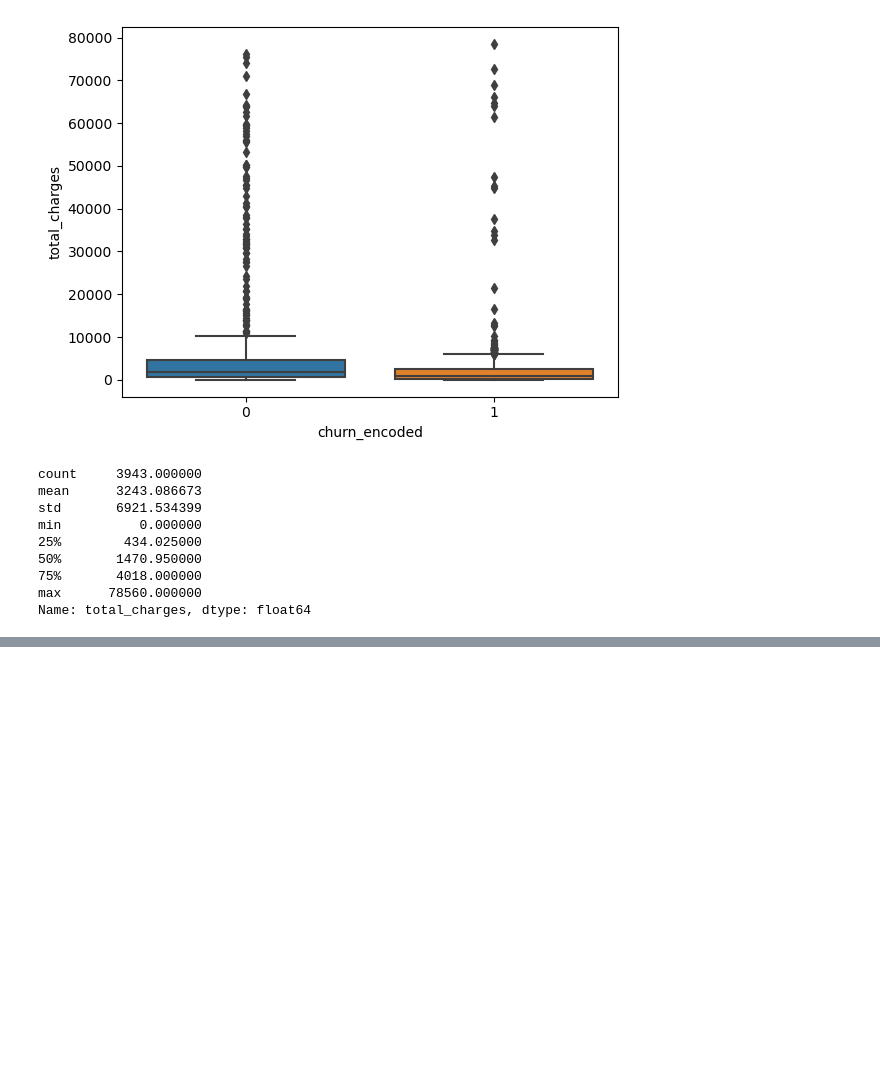
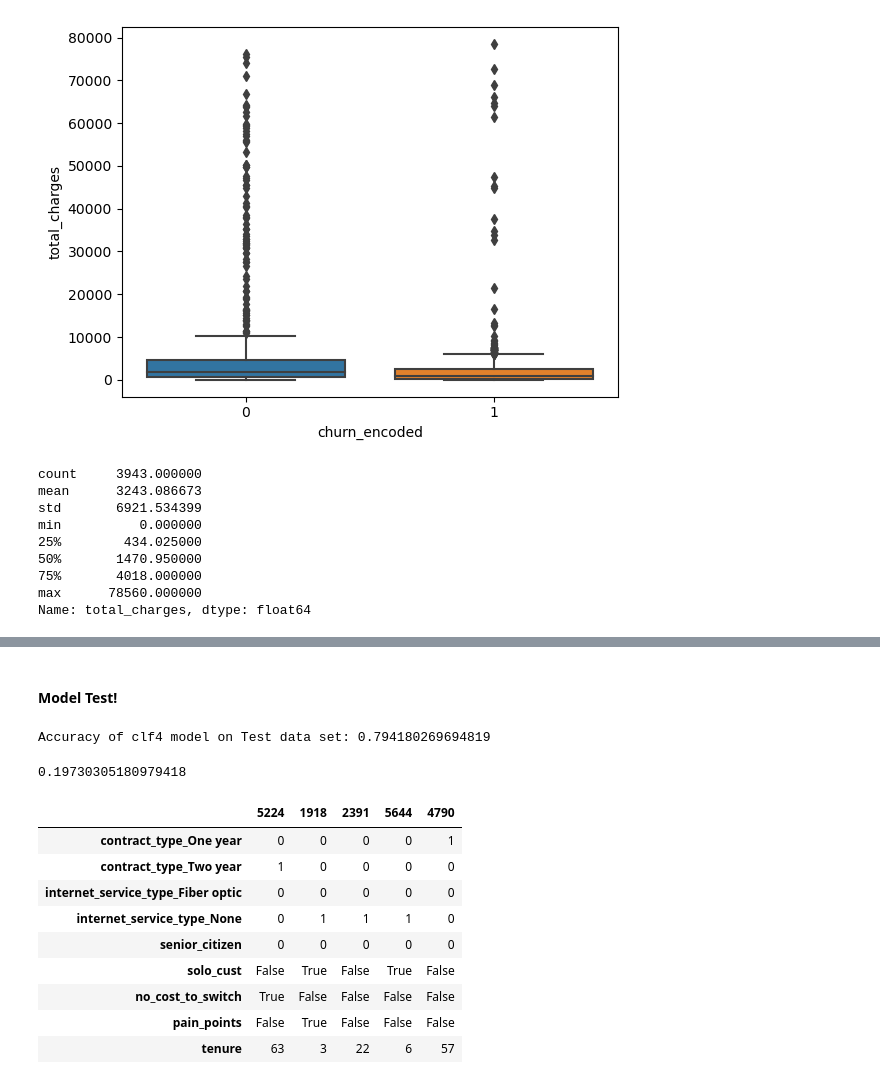
Before and after one commit to corey-baughman/008_classification_project, a Jupyter notebook: 02_telco_workbook.ipynb, the cells around one changed output, grey strips where cells are left out. Drawn from its saved outputs; the diff is of its cells as text; code cells hidden in the pictures; blank space fills up the shorter version.

```diff
--- a/02_telco_workbook.ipynb
+++ b/02_telco_workbook.ipynb
@@ -510,0 +534,14 @@ Name: total_charges, dtype: float64
+# %%
+test['solo_cust'] = (test.partner == 'No') & (test.dependents == 'No')
+test['no_cost_to_switch'] = (
+    test.online_security == 'No') & (test.online_backup == 'No')
+test['pain_points'] = ((test.tech_support == 'No') |
+                        (test.paperless_billing == 'Yes') |
+                        (test.payment_type == 'Electronic check'))
+# %%
+# the new features are booleans so no need to encode.
+# I do need to add a baseline column too...
+train.churn_encoded.value_counts(normalize=True)
+train['baseline_prediction'] = 0
+val['baseline_prediction'] = 0
+test['baseline_prediction'] = 0
@@ -510,0 +579,14 @@ Name: total_charges, dtype: float64
+# %%
+# create X & y version of train, where y is a series
+# with just the target variable and X are all the features.
+features = ['contract_type_One year','contract_type_Two year',
+            'internet_service_type_Fiber optic', 'internet_service_type_None',
+            'senior_citizen', 'solo_cust', 'no_cost_to_switch', 'pain_points', 'tenure']
+X_train = train[features]
+y_train = train.churn_encoded
+
+X_val = val[features]
+y_val = val.churn_encoded
+
+X_test = test[features]
+y_test = test.churn_encoded
@@ -510,0 +983,14 @@ Name: total_charges, dtype: float64
+# %% [markdown]
+#### Model Test!
+# %%
+# final test: on the test
+# remember! just once! not just once per algorithm!
+# use the assessment on your test set *AFTER* you have chosen your best model
+print(f'Accuracy of clf4 model on Test data set: {clf4.score(X_test, y_test)}')
+# %% [output]
+Accuracy of clf4 model on Test data set: 0.794180269694819
+# %%
+y_pred = clf4.predict(X_test)
+y_pred.mean()
+# %% [output]
+0.19730305180979418
@@ -510,0 +999,13 @@ Name: total_charges, dtype: float64
+# %%
+X_test.head().T
+# %% [output]
+|  | 5224 | 1918 | 2391 | 5644 | 4790 |
+| contract_type_One year | 0 | 0 | 0 | 0 | 1 |
+| contract_type_Two year | 1 | 0 | 0 | 0 | 0 |
+| internet_service_type_Fiber optic | 0 | 0 | 0 | 0 | 0 |
+| internet_service_type_None | 0 | 1 | 1 | 1 | 0 |
+| senior_citizen | 0 | 0 | 0 | 0 | 0 |
+| solo_cust | False | True | False | True | False |
+| no_cost_to_switch | True | False | False | False | False |
+| pain_points | False | True | False | False | False |
+| tenure | 63 | 3 | 22 | 6 | 57 |
```
Also changed, not shown: parts of 48 cells of this notebook, 4 other files.
